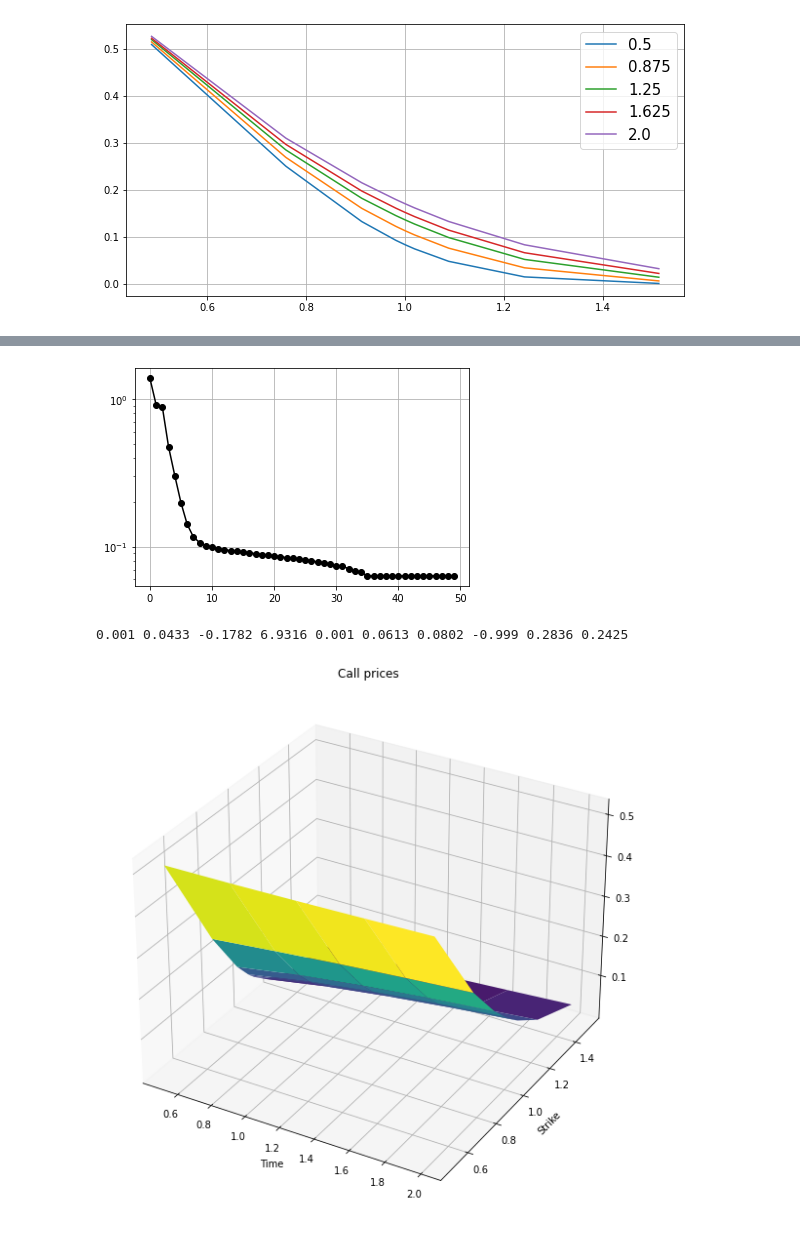
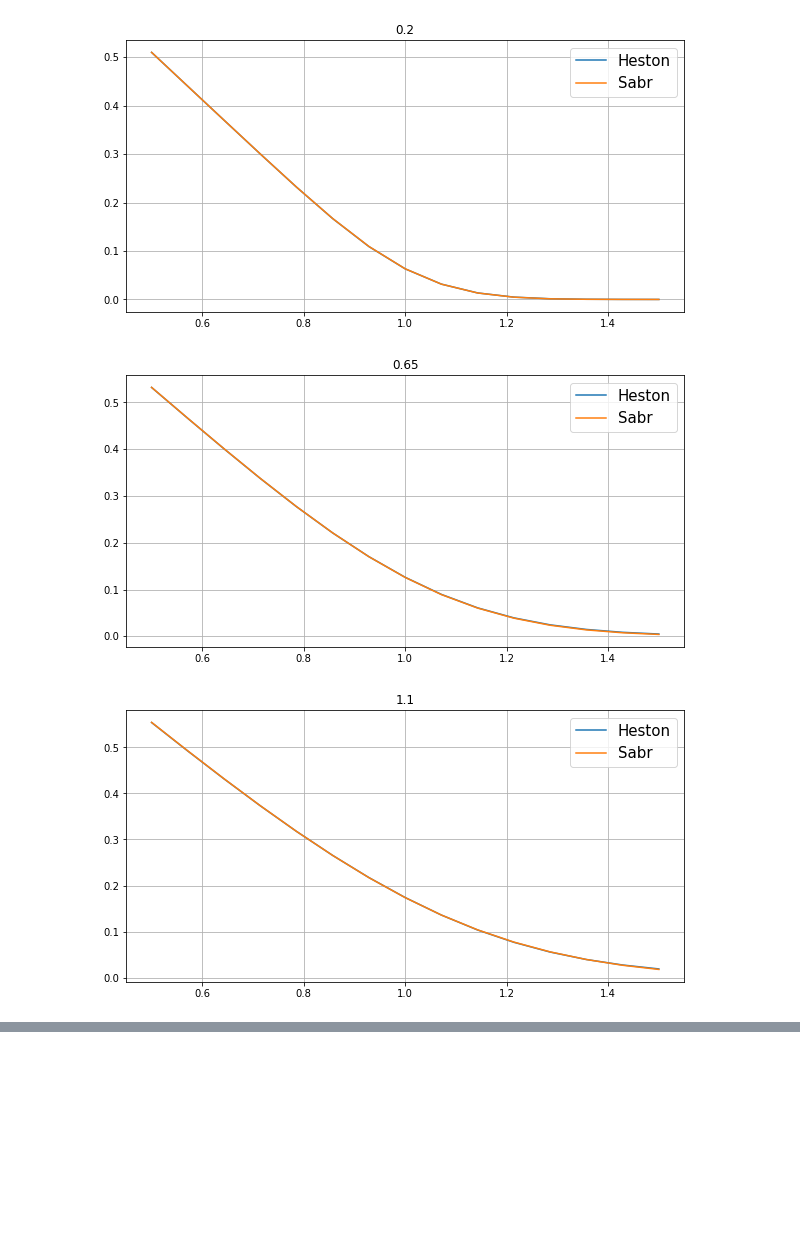
Before and after one commit to dolmatovas/MathFinance, a Jupyter notebook: heston/Double Heston Calibration.ipynb, the cells around one changed output, grey strips where cells are left out. Drawn from its saved outputs; the diff is of its cells as text; code cells hidden in the pictures; blank space fills up the shorter version.

Commit message:
added heston calibration

```diff
--- a/heston/Double Heston Calibration.ipynb
+++ b/heston/Double Heston Calibration.ipynb
@@ -511,0 +136,15 @@ None
+# %%
+Niter = 200
+# %%
+Ndim = 1
+
+params = []
+
+for _ in range(Ndim):
+    params += list(gen_random_heston_params())
+heston_params = np.asarray(params)
+# %%
+f = lambda _z: getResudalAndGradDouble(Csabr, S0, Kn, Nu, Tn, r, weights, _z)
+proj = my_clip
+
+heston_params, fs = MyAlgorithm(Niter, f, proj, heston_params)
@@ -512,8 +157,14 @@ None
+# %%
+C_calibrated, IV_calibrated = getVolatilitySurfaceDouble(S0, Kn, Nu, Tn, r, heston_params)
 # %%
-plt.figure(figsize=(10, 5))
-for t in range(0, Nt):
-    plt.plot(Kn, Csabr[:, t], label=f'{Tn[t]}')
-plt.legend(fontsize=15)
-plt.grid()
+for t in range(Nt):
+    plt.figure(figsize=(10, 5))
+    plt.plot(Kn, C_calibrated[:, t], label='Heston')
+    plt.plot(Kn, Csabr[:, t], label='Sabr')
+    plt.title(Tn[t])
+    plt.legend(fontsize=15)
+    plt.grid()
 # %% [output]
-[figure, old version]
+[figure, new version]
+[figure, added]
+[figure, added]
@@ -531,9 +172,0 @@ heston_params, fs = LMAlgorithm(50, Csabr, S0, Kn, Nu, Tn, r, heston_params_0)
-# %%
-plt.semilogy(fs, '-ok')
-plt.grid()
-# %% [output]
-[figure, removed]
-# %%
-print(*heston_params.round(4))
-# %% [output]
-0.001 0.0433 -0.1782 6.9316 0.001 0.0613 0.0802 -0.999 0.2836 0.2425
@@ -542,14 +173,3 @@ C_heston = getOptionSurface(S0, Kn, Nu, Tn, r, heston_params)
-# %%
-fig = plt.figure(figsize=(10, 10))
-ax = plt.axes(projection='3d')
-ax.plot_surface(X, Y, C_heston, rstride=1, cstride=1,
-                cmap='viridis', edgecolor='none')
-ax.set_title('Call prices')
-plt.xlabel("Time")
-plt.ylabel("Strike")
-None
-# %% [output]
-[figure, removed]
 # %%
 for t in range(Nt):
     plt.figure(figsize=(10, 5))
```
Also changed, not shown: parts of 54 cells of this notebook, 7 other files.
